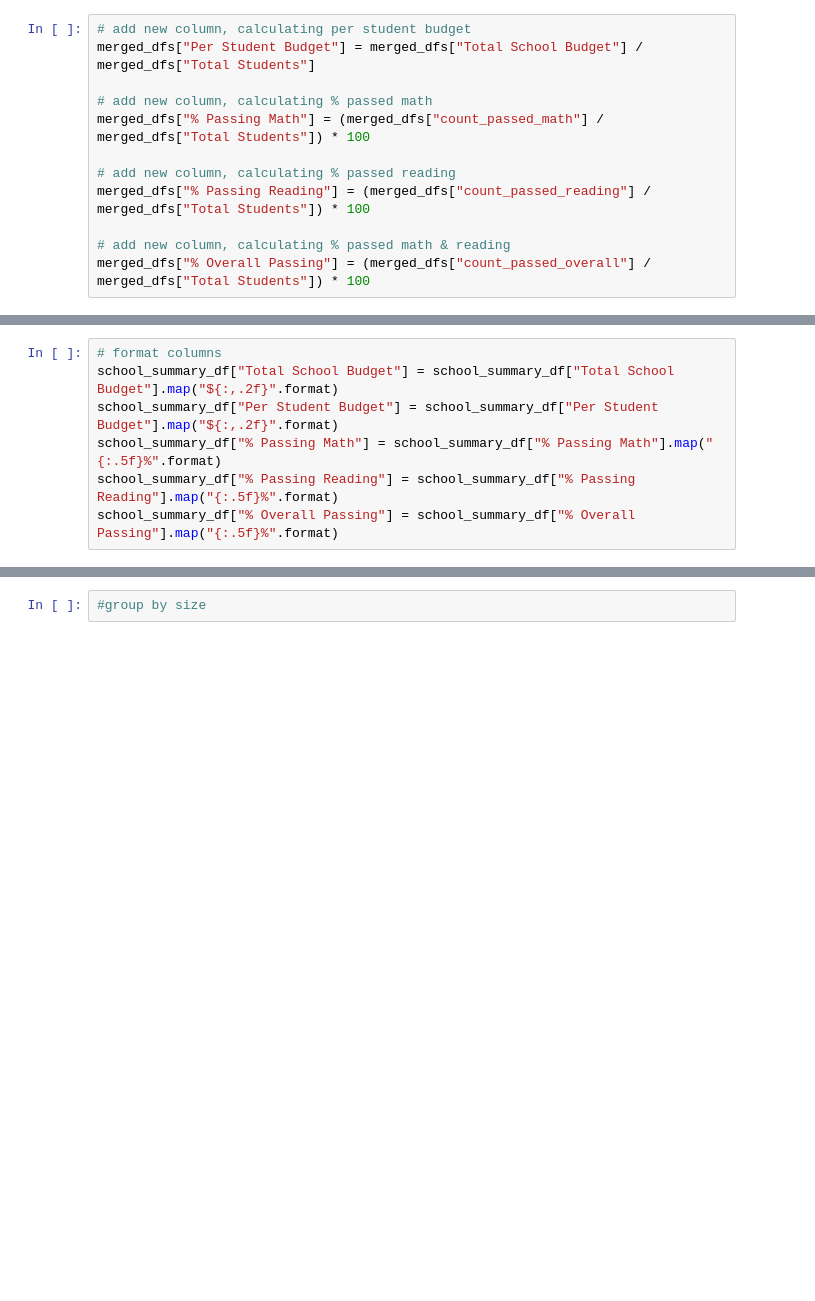
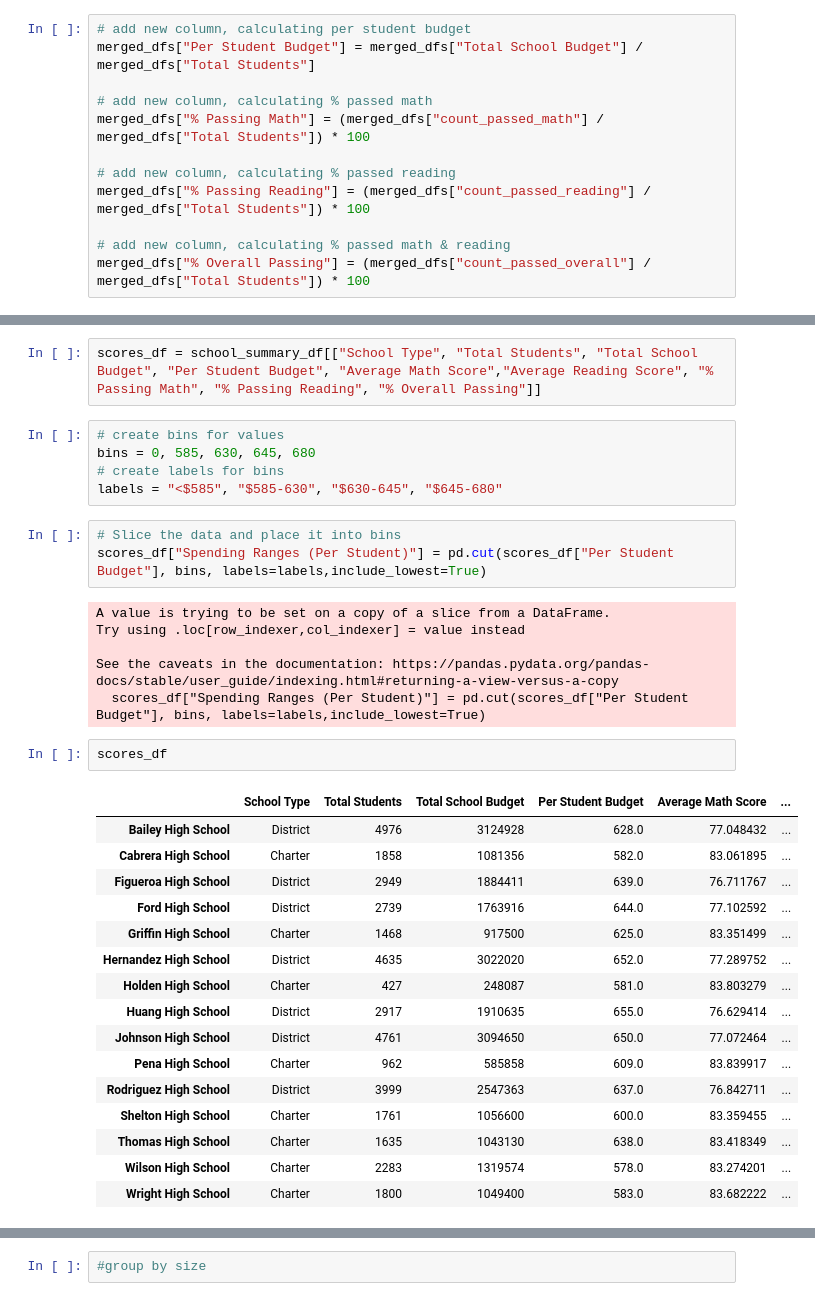
Before and after one commit to mbruns13/pandas-challenge, a Jupyter notebook: PyCitySchools/PyCitySchools.ipynb, the cells around one changed output, grey strips where cells are left out. Cells and saved outputs as stored; diff of their text form; blank space fills up the shorter version.

```diff
--- a/PyCitySchools/PyCitySchools.ipynb
+++ b/PyCitySchools/PyCitySchools.ipynb
@@ -140,7 +139,0 @@ school_summary_df = school_summary_df[["School Type", "Total Students", "Total S
-# %%
-# format columns
-school_summary_df["Total School Budget"] = school_summary_df["Total School Budget"].map("${:,.2f}".format)
-school_summary_df["Per Student Budget"] = school_summary_df["Per Student Budget"].map("${:,.2f}".format)
-school_summary_df["% Passing Math"] = school_summary_df["% Passing Math"].map("{:.5f}%".format)
-school_summary_df["% Passing Reading"] = school_summary_df["% Passing Reading"].map("{:.5f}%".format)
-school_summary_df["% Overall Passing"] = school_summary_df["% Overall Passing"].map("{:.5f}%".format)
@@ -208,0 +303,35 @@ Create a table that breaks down school performance based on school size (small,
+# %%
+scores_df = school_summary_df[["School Type", "Total Students", "Total School Budget", "Per Student Budget", "Average Math Score","Average Reading Score", "% Passing Math", "% Passing Reading", "% Overall Passing"]]
+# %%
+# create bins for values
+bins = 0, 585, 630, 645, 680
+# create labels for bins
+labels = "<$585", "$585-630", "$630-645", "$645-680"
+# %%
+# Slice the data and place it into bins
+scores_df["Spending Ranges (Per Student)"] = pd.cut(scores_df["Per Student Budget"], bins, labels=labels,include_lowest=True)
+# %% [output]
+A value is trying to be set on a copy of a slice from a DataFrame.
+Try using .loc[row_indexer,col_indexer] = value instead
+
+See the caveats in the documentation: https://pandas.pydata.org/pandas-docs/stable/user_guide/indexing.html#returning-a-view-versus-a-copy
+  scores_df["Spending Ranges (Per Student)"] = pd.cut(scores_df["Per Student Budget"], bins, labels=labels,include_lowest=True)
+# %%
+scores_df
+# %% [output]
+|  | School Type | Total Students | Total School Budget | Per Student Budget | Average Math Score | ... |
+| Bailey High School | District | 4976 | 3124928 | 628.0 | 77.048432 | ... |
+| Cabrera High School | Charter | 1858 | 1081356 | 582.0 | 83.061895 | ... |
+| Figueroa High School | District | 2949 | 1884411 | 639.0 | 76.711767 | ... |
+| Ford High School | District | 2739 | 1763916 | 644.0 | 77.102592 | ... |
+| Griffin High School | Charter | 1468 | 917500 | 625.0 | 83.351499 | ... |
+| Hernandez High School | District | 4635 | 3022020 | 652.0 | 77.289752 | ... |
+| Holden High School | Charter | 427 | 248087 | 581.0 | 83.803279 | ... |
+| Huang High School | District | 2917 | 1910635 | 655.0 | 76.629414 | ... |
+| Johnson High School | District | 4761 | 3094650 | 650.0 | 77.072464 | ... |
+| Pena High School | Charter | 962 | 585858 | 609.0 | 83.839917 | ... |
+| Rodriguez High School | District | 3999 | 2547363 | 637.0 | 76.842711 | ... |
+| Shelton High School | Charter | 1761 | 1056600 | 600.0 | 83.359455 | ... |
+| Thomas High School | Charter | 1635 | 1043130 | 638.0 | 83.418349 | ... |
+| Wilson High School | Charter | 2283 | 1319574 | 578.0 | 83.274201 | ... |
+| Wright High School | Charter | 1800 | 1049400 | 583.0 | 83.682222 | ... |
```
Also changed, not shown: parts of 35 cells of this notebook.
